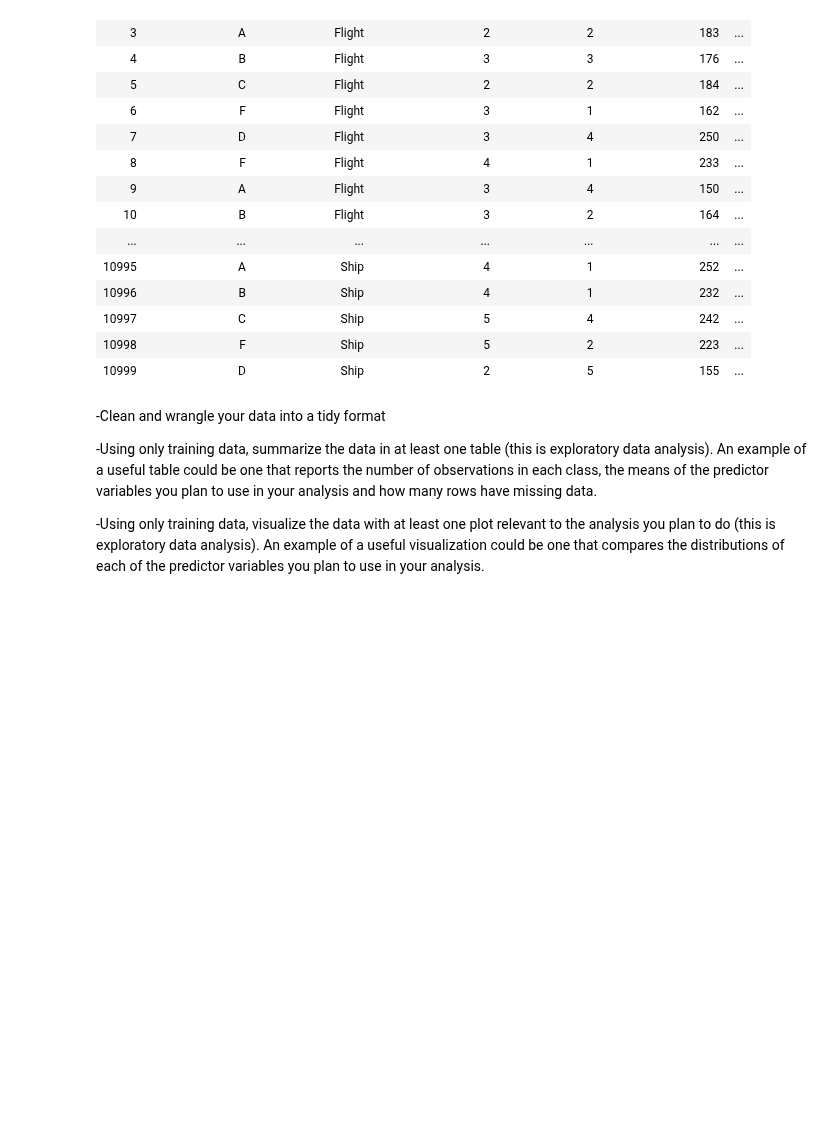
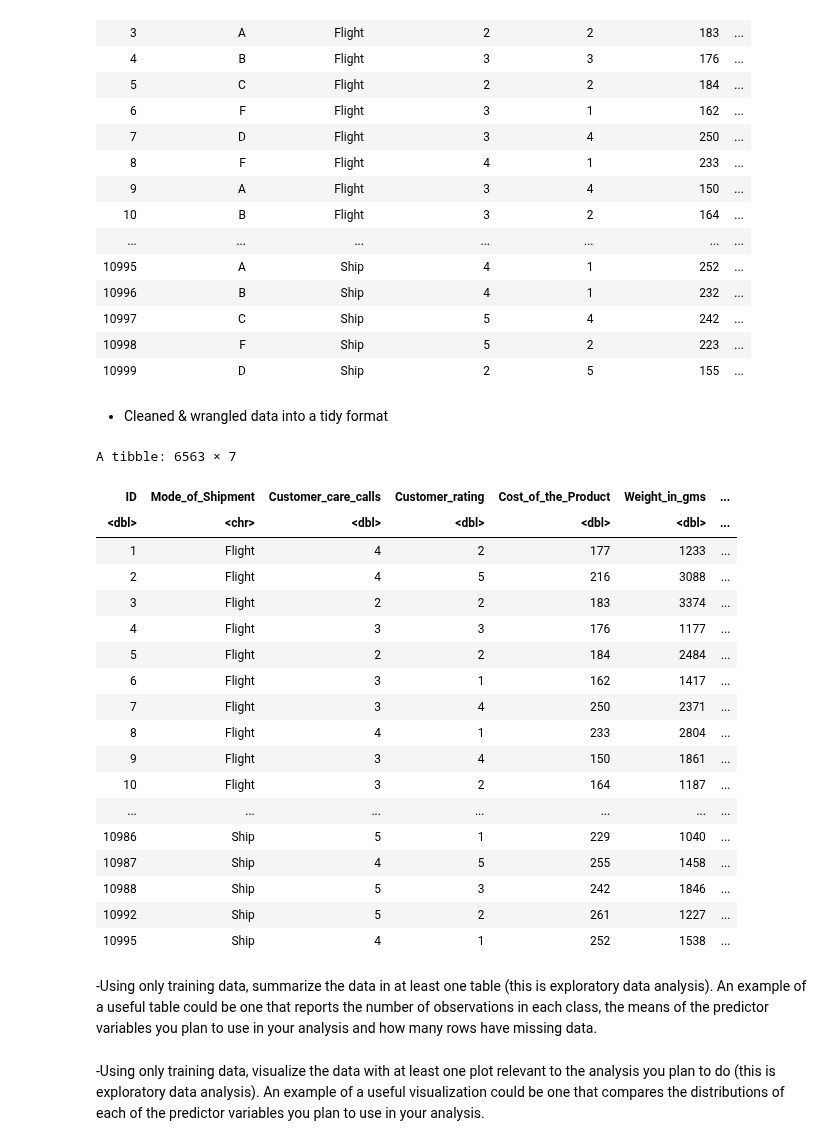
Before and after one commit to Dana-Te/DSCI100-Group-41, a Jupyter notebook: Group_Proposal.ipynb, the cells around one changed output. Saved outputs shown, nothing was run; the diff lists cells and outputs as text; code cells hidden in the pictures; blank space fills up the shorter version.

```diff
--- a/Group_Proposal.ipynb
+++ b/Group_Proposal.ipynb
@@ -68,12 +68,37 @@ A spec_tbl_df: 10999 × 12
 | 10997 | C | Ship | 5 | 4 | 242 | ... |
 | 10998 | F | Ship | 5 | 2 | 223 | ... |
 | 10999 | D | Ship | 2 | 5 | 155 | ... |
-# %% [markdown]
--Clean and wrangle your data into a tidy format
-
--Using only training data, summarize the data in at least one table (this is exploratory data analysis). An example of a useful table could be one that reports the number of observations in each class, the means of the predictor variables you plan to use in your analysis and how many rows have missing data.
-
--Using only training data, visualize the data with at least one plot relevant to the analysis you plan to do (this is exploratory data analysis). An example of a useful visualization could be one that compares the distributions of each of the predictor variables you plan to use in your analysis.
+# %% [markdown]
+- Cleaned & wrangled data into a tidy format
+# %%
+On_Time_Data_Final <- On_Time_Data |>
+                      select (ID, Mode_of_Shipment, Customer_care_calls, Customer_rating, Cost_of_the_Product, Weight_in_gms, Reached.on.Time_Y.N) |>
+                      filter (Reached.on.Time_Y.N == 1)
+On_Time_Data_Final
+# %% [output]
+A tibble: 6563 × 7
+| ID | Mode_of_Shipment | Customer_care_calls | Customer_rating | Cost_of_the_Product | Weight_in_gms | ... |
+| <dbl> | <chr> | <dbl> | <dbl> | <dbl> | <dbl> | ... |
+| 1 | Flight | 4 | 2 | 177 | 1233 | ... |
+| 2 | Flight | 4 | 5 | 216 | 3088 | ... |
+| 3 | Flight | 2 | 2 | 183 | 3374 | ... |
+| 4 | Flight | 3 | 3 | 176 | 1177 | ... |
+| 5 | Flight | 2 | 2 | 184 | 2484 | ... |
+| 6 | Flight | 3 | 1 | 162 | 1417 | ... |
+| 7 | Flight | 3 | 4 | 250 | 2371 | ... |
+| 8 | Flight | 4 | 1 | 233 | 2804 | ... |
+| 9 | Flight | 3 | 4 | 150 | 1861 | ... |
+| 10 | Flight | 3 | 2 | 164 | 1187 | ... |
+| ... | ... | ... | ... | ... | ... | ... |
+| 10986 | Ship | 5 | 1 | 229 | 1040 | ... |
+| 10987 | Ship | 4 | 5 | 255 | 1458 | ... |
+| 10988 | Ship | 5 | 3 | 242 | 1846 | ... |
+| 10992 | Ship | 5 | 2 | 261 | 1227 | ... |
+| 10995 | Ship | 4 | 1 | 252 | 1538 | ... |
+# %% [markdown]
+-Using only training data, summarize the data in at least one table (this is exploratory data analysis). An example of a useful table could be one that reports the number of observations in each class, the means of the predictor variables you plan to use in your analysis and how many rows have missing data.
+# %% [markdown]
+-Using only training data, visualize the data with at least one plot relevant to the analysis you plan to do (this is exploratory data analysis). An example of a useful visualization could be one that compares the distributions of each of the predictor variables you plan to use in your analysis.
 # %% [markdown]
 Methods:
 
```
Also changed, not shown: parts of 6 cells of this notebook.
